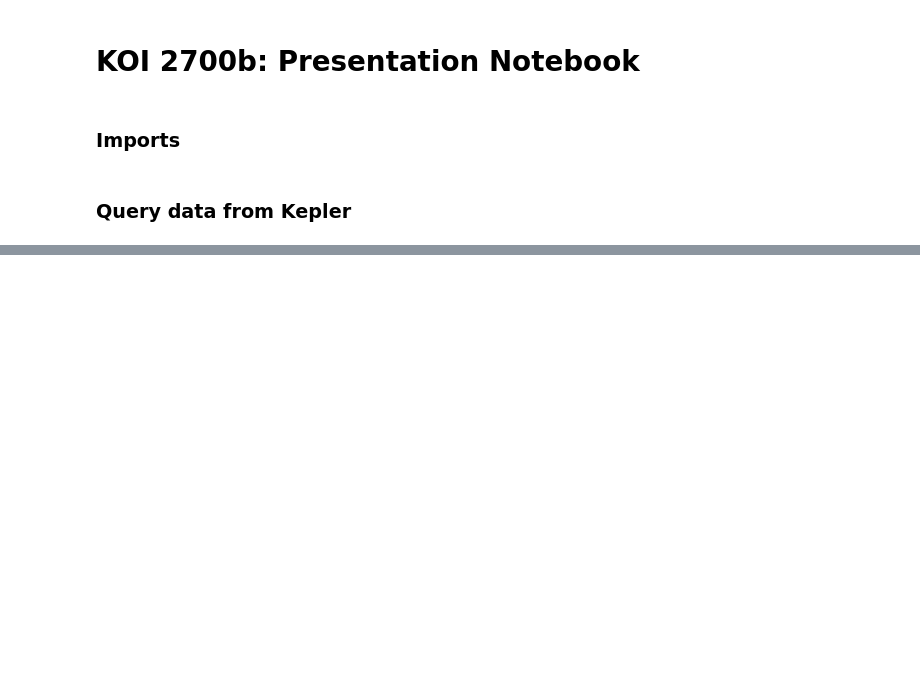
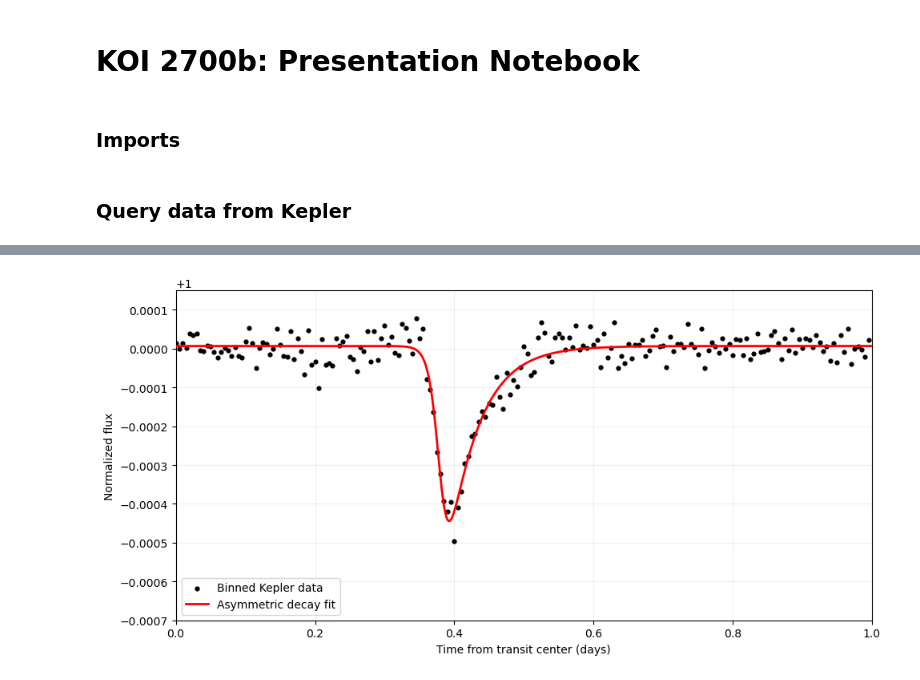
Before and after one commit to psi-dirac/psi-planet-disintegration, a Jupyter notebook: KOI2700b/KOI2700b_Presentation.ipynb, the cells around one changed output, grey strips where cells are left out. Cells and saved outputs as stored; diff of their text form; code cells hidden in the pictures; blank space fills up the shorter version.

```diff
--- a/KOI2700b/KOI2700b_Presentation.ipynb
+++ b/KOI2700b/KOI2700b_Presentation.ipynb
@@ -116,0 +87,89 @@ plt.show()
+# %%
+# Extract binned data and discard any invalid values
+x = np.asarray(binned.time.value)
+y = np.asarray(binned.flux.value)
+
+valid = np.isfinite(x) & np.isfinite(y)
+x = x[valid]
+y = y[valid]
+
+# switch to 0 --> 1 orbital phase
+phase = (x / period + 1) % 1
+phase_min = phase[np.argmin(y)]
+shift = 0.40 - phase_min
+phase = (phase + shift) % 1
+idx = np.argsort(phase)
+
+phase = phase[idx]
+y = y[idx]
+
+# Asymmetric transit model: A asymmetrical hyperbolic secant
+def transit_model(x, F_0, C, theta_0, theta_1, theta_2):
+    T_theta = F_0 - C*((np.exp(-(x-theta_0)/theta_1) + np.exp((x-theta_0)/theta_2))**-1)
+    return T_theta
+
+# Initial parameter guesses
+initial_guess = [
+    1.0,       # baseline flux
+    410e-6,    # C depth value
+    0.4,       # theta_0
+    7e-3,      # theta_1
+    6.6e-2,    # theta_2
+]
+
+# Fit the model to the binned data
+popt, pcov = curve_fit(
+    transit_model,
+    phase,
+    y,
+    p0=initial_guess,
+    bounds=(
+        [0.99995, 400e-6, 0.00, 0.0001, 0.001],
+        [1.00005, 700e-6, 1.00, 0.20, 0.50]
+    ),
+    maxfev=20000
+)
+
+# Smooth curve for plotting
+x_fit = np.linspace(0, 1, 1000)
+y_fit = transit_model(x_fit, *popt)
+
+# Plot
+fig, ax = plt.subplots(figsize=(10, 5))
+
+ax.scatter(
+    phase,
+    y,
+    color="black",
+    s=12,
+    label="Binned Kepler data",
+    zorder=2
+)
+
+ax.plot(
+    x_fit,
+    y_fit,
+    color="red",
+    linewidth=2,
+    label="Asymmetric decay fit",
+    zorder=3
+)
+
+ax.set_xlim(0, 1)
+ax.set_ylim(0.9993, 1.00015)
+
+ax.set_xlabel("Time from transit center (days)")
+ax.set_ylabel("Normalized flux")
+ax.legend()
+ax.grid(True, alpha=0.2)
+
+plt.tight_layout()
+plt.show()
+
+print("Fitted baseline:", popt[0])
+print("Fitted transit depth:", popt[1])
+print("Fitted transit center (days):", popt[2])
+print("Fitted ingress width (days):", popt[3])
+print("Fitted exponential recovery time (days):", popt[4])
+# %% [output]
+[figure, added]
```
Also changed, not shown: parts of 10 cells of this notebook.
